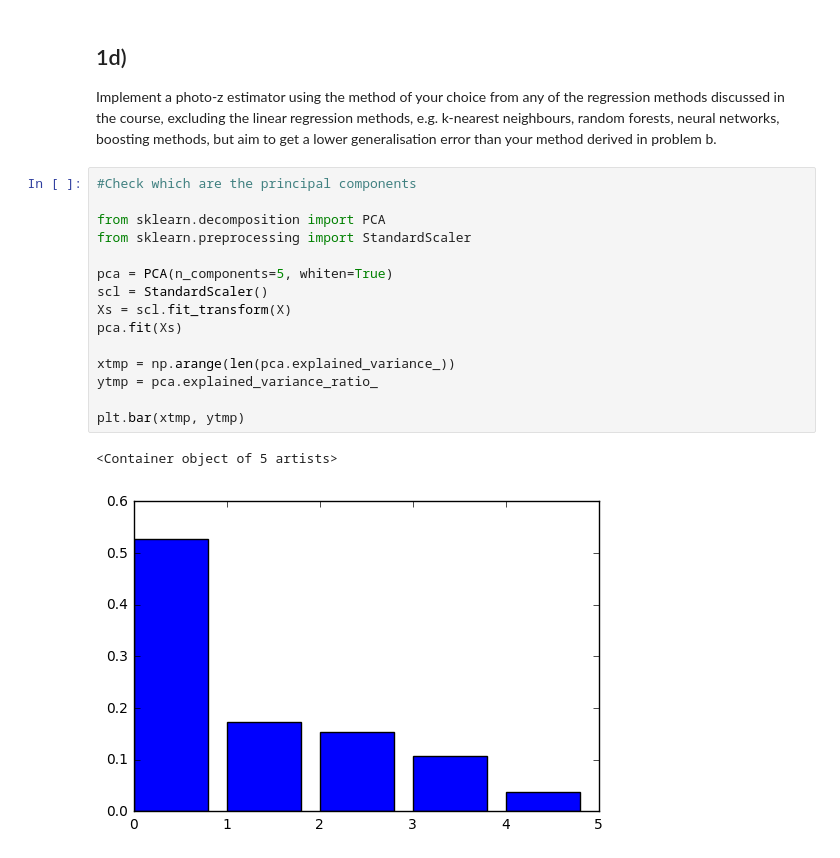
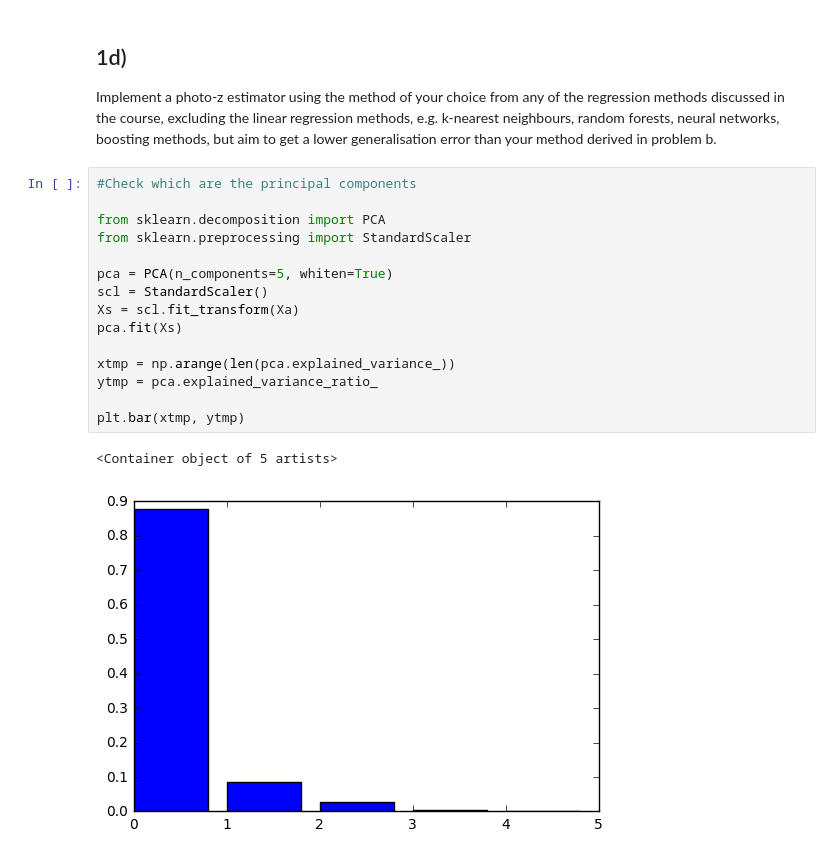
Before and after one commit to EStoop/Final-Project-DBDM, a Jupyter notebook: Final2.ipynb, the cells around one changed output. Cells and saved outputs as stored; diff of their text form.

```diff
--- a/Final2.ipynb
+++ b/Final2.ipynb
@@ -114,18 +110,18 @@ than your method derived in problem b.
 # %%
 #Check which are the principal components
 
 from sklearn.decomposition import PCA
 from sklearn.preprocessing import StandardScaler
 
 pca = PCA(n_components=5, whiten=True)
 scl = StandardScaler()
-Xs = scl.fit_transform(X)
+Xs = scl.fit_transform(Xa)
 pca.fit(Xs)
 
 xtmp = np.arange(len(pca.explained_variance_))
 ytmp = pca.explained_variance_ratio_
 
 plt.bar(xtmp, ytmp)
 # %% [output]
 <Container object of 5 artists>
-[figure, old version]
+[figure, new version]
```
Also changed, not shown: parts of 9 cells of this notebook, 1 other file.
